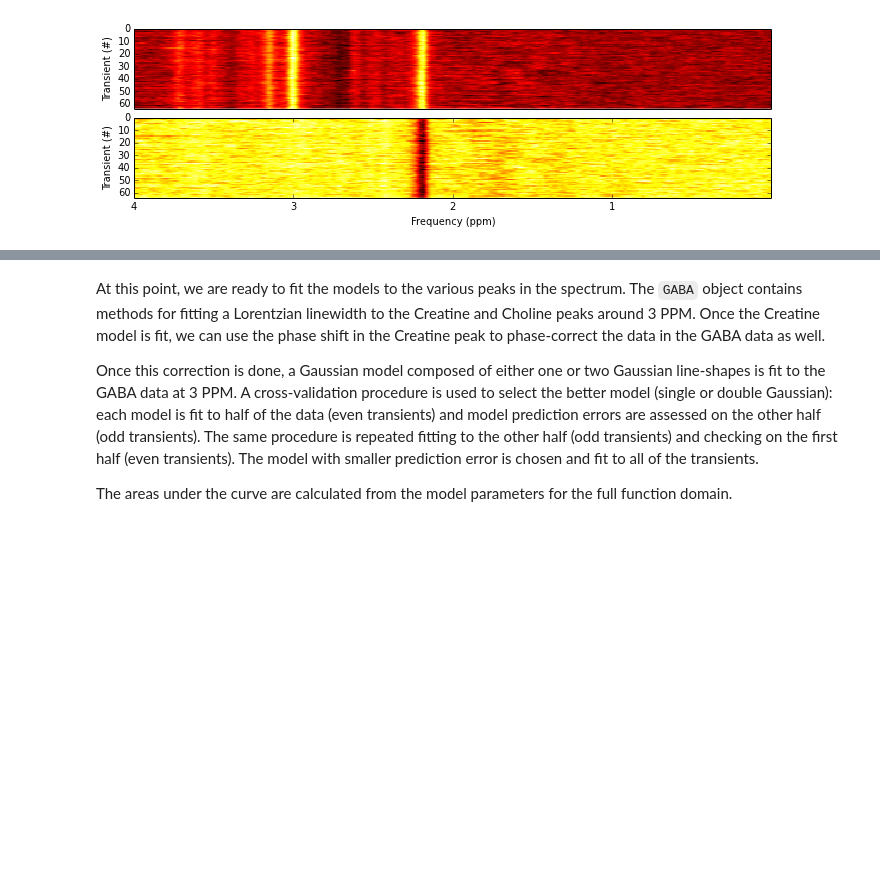
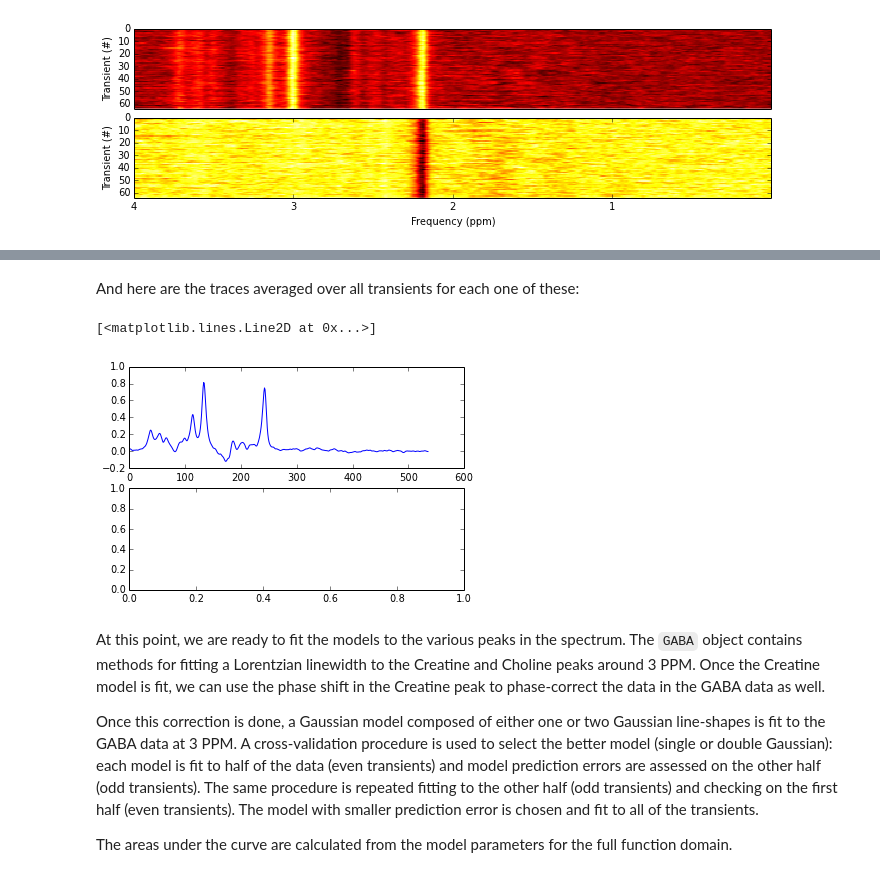
Before and after one commit to cni/MRS, a Jupyter notebook: ipynb/002-Analysis-Examples.ipynb, the cells around one changed output, grey strips where cells are left out. Saved outputs shown, nothing was run; the diff lists cells and outputs as text; code cells hidden in the pictures; blank space fills up the shorter version.

```diff
--- a/ipynb/001-Analysis-Examples.ipynb
+++ b/ipynb/002-Analysis-Examples.ipynb
@@ -114,3 +110,11 @@ plt.tight_layout()
+# %% [markdown]
+And here are the traces averaged over all transients for each one of these:
+# %%
+fig, (ax1, ax2) = plt.subplots(2)
+ax1.plot(np.mean(np.real(G.sum_spectra[:, G.idx]), 0))
+# %% [output]
+[<matplotlib.lines.Line2D at 0x...>]
+[figure, added]
 # %% [markdown]
 At this point, we are ready to fit the models to the various peaks in the spectrum. The `GABA` object contains methods for fitting a Lorentzian linewidth to the Creatine and Choline peaks around 3 PPM. Once the Creatine model is fit, we can use the phase shift in the Creatine peak to phase-correct the data in the GABA data as well.
 
```
Also changed, not shown: parts of 5 cells of this notebook, 4 other files.
